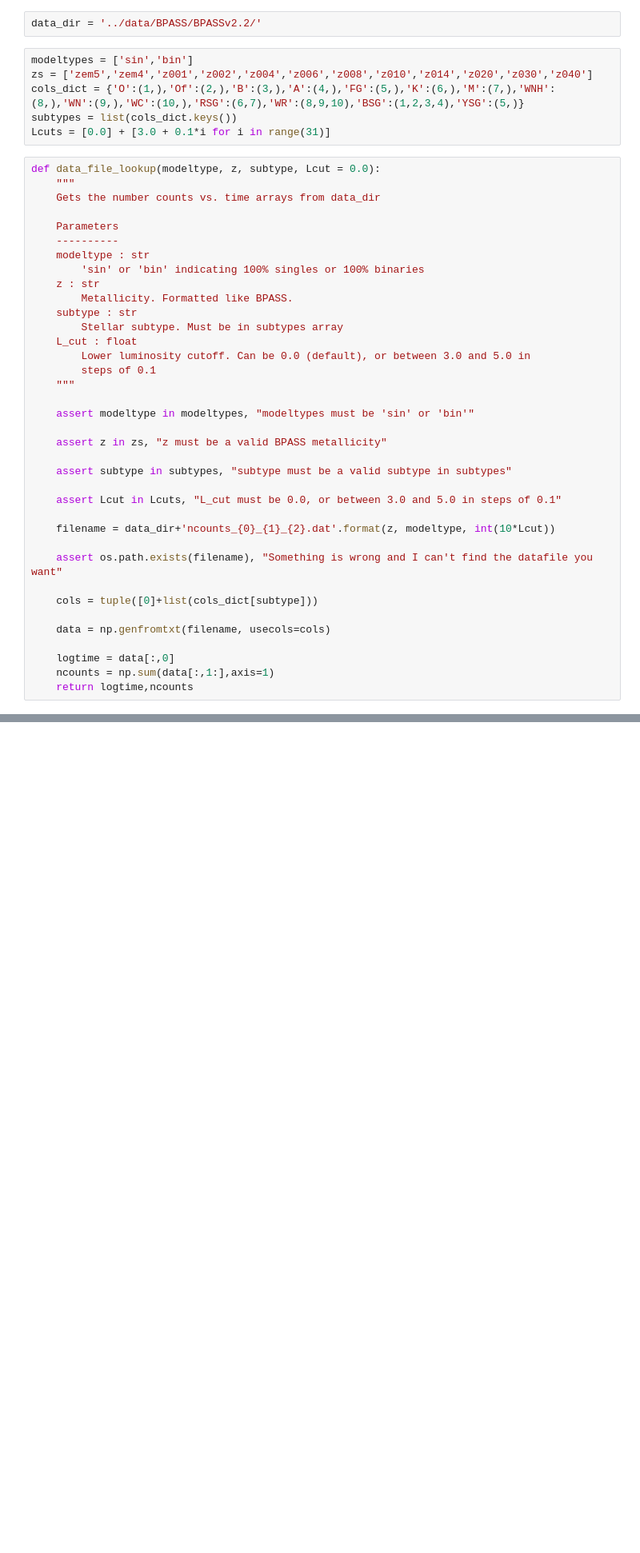
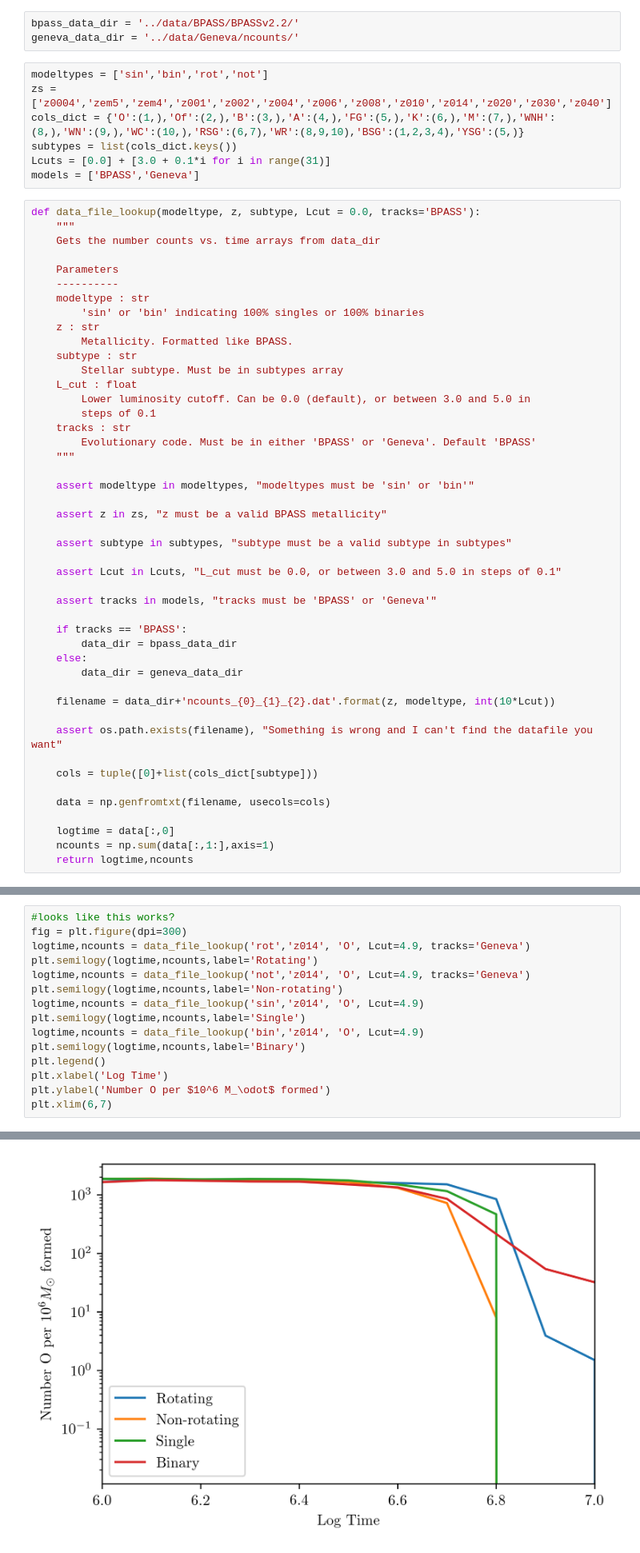
Before and after one commit to tzdwi/Diagnostics, a Jupyter notebook: code/making_hdf5_ncounts_file.ipynb, the cells around one changed output, grey strips where cells are left out. Shown at 80% size. Cells and saved outputs as stored; diff of their text form; blank space fills up the shorter version.

Commit message:
starting work on rotation paper. Still fixing Geneva ncounts...

```diff
--- a/code/making_hdf5_ncounts_file.ipynb
+++ b/code/making_hdf5_ncounts_file.ipynb
@@ -5,15 +5,17 @@ import h5py as h5
 
 %matplotlib inline
 # %%
-data_dir = '../data/BPASS/BPASSv2.2/'
+bpass_data_dir = '../data/BPASS/BPASSv2.2/'
+geneva_data_dir = '../data/Geneva/ncounts/'
 # %%
-modeltypes = ['sin','bin']
-zs = ['zem5','zem4','z001','z002','z004','z006','z008','z010','z014','z020','z030','z040']
+modeltypes = ['sin','bin','rot','not']
+zs = ['z0004','zem5','zem4','z001','z002','z004','z006','z008','z010','z014','z020','z030','z040']
 cols_dict = {'O':(1,),'Of':(2,),'B':(3,),'A':(4,),'FG':(5,),'K':(6,),'M':(7,),'WNH':(8,),'WN':(9,),'WC':(10,),'RSG':(6,7),'WR':(8,9,10),'BSG':(1,2,3,4),'YSG':(5,)}
 subtypes = list(cols_dict.keys())
 Lcuts = [0.0] + [3.0 + 0.1*i for i in range(31)]
+models = ['BPASS','Geneva']
 # %%
-def data_file_lookup(modeltype, z, subtype, Lcut = 0.0):
+def data_file_lookup(modeltype, z, subtype, Lcut = 0.0, tracks='BPASS'):
     """
     Gets the number counts vs. time arrays from data_dir
 
@@ -28,6 +30,8 @@ def data_file_lookup(modeltype, z, subtype, Lcut = 0.0):
     L_cut : float
         Lower luminosity cutoff. Can be 0.0 (default), or between 3.0 and 5.0 in
         steps of 0.1
+    tracks : str
+        Evolutionary code. Must be in either 'BPASS' or 'Geneva'. Default 'BPASS'
     """
 
     assert modeltype in modeltypes, "modeltypes must be 'sin' or 'bin'"
@@ -37,6 +41,13 @@ def data_file_lookup(modeltype, z, subtype, Lcut = 0.0):
     assert subtype in subtypes, "subtype must be a valid subtype in subtypes"
 
     assert Lcut in Lcuts, "L_cut must be 0.0, or between 3.0 and 5.0 in steps of 0.1"
+
+    assert tracks in models, "tracks must be 'BPASS' or 'Geneva'"
+
+    if tracks == 'BPASS':
+        data_dir = bpass_data_dir
+    else:
+        data_dir = geneva_data_dir
 
     filename = data_dir+'ncounts_{0}_{1}_{2}.dat'.format(z, modeltype, int(10*Lcut))
 
@@ -58,0 +63,16 @@ plt.semilogy(logtime,ncounts)
+# %%
+#looks like this works?
+fig = plt.figure(dpi=300)
+logtime,ncounts = data_file_lookup('rot','z014', 'O', Lcut=4.9, tracks='Geneva')
+plt.semilogy(logtime,ncounts,label='Rotating')
+logtime,ncounts = data_file_lookup('not','z014', 'O', Lcut=4.9, tracks='Geneva')
+plt.semilogy(logtime,ncounts,label='Non-rotating')
+logtime,ncounts = data_file_lookup('sin','z014', 'O', Lcut=4.9)
+plt.semilogy(logtime,ncounts,label='Single')
+logtime,ncounts = data_file_lookup('bin','z014', 'O', Lcut=4.9)
+plt.semilogy(logtime,ncounts,label='Binary')
+plt.legend()
+plt.xlabel('Log Time')
+plt.ylabel('Number O per $10^6 M_\odot$ formed')
+plt.xlim(6,7)
+# %% [output]
@@ -59,2 +80,3 @@ plt.semilogy(logtime,ncounts)
+[figure, added]
 # %%
 #This cell creates the file from scratch!! Don't run it if you don't need it.
```
Also changed, not shown: parts of 5 cells of this notebook, 11 other files.
